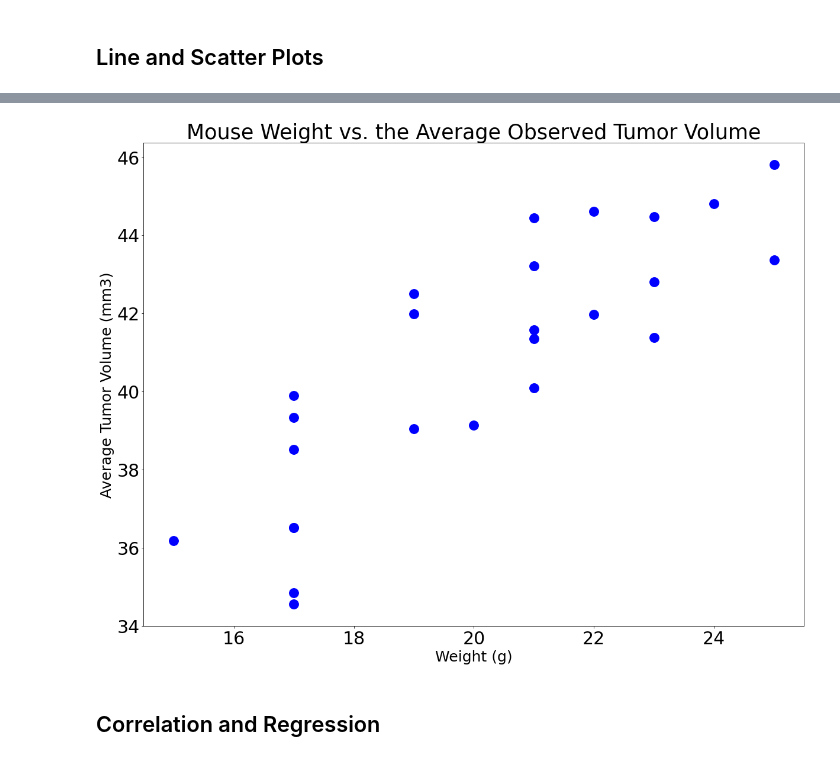
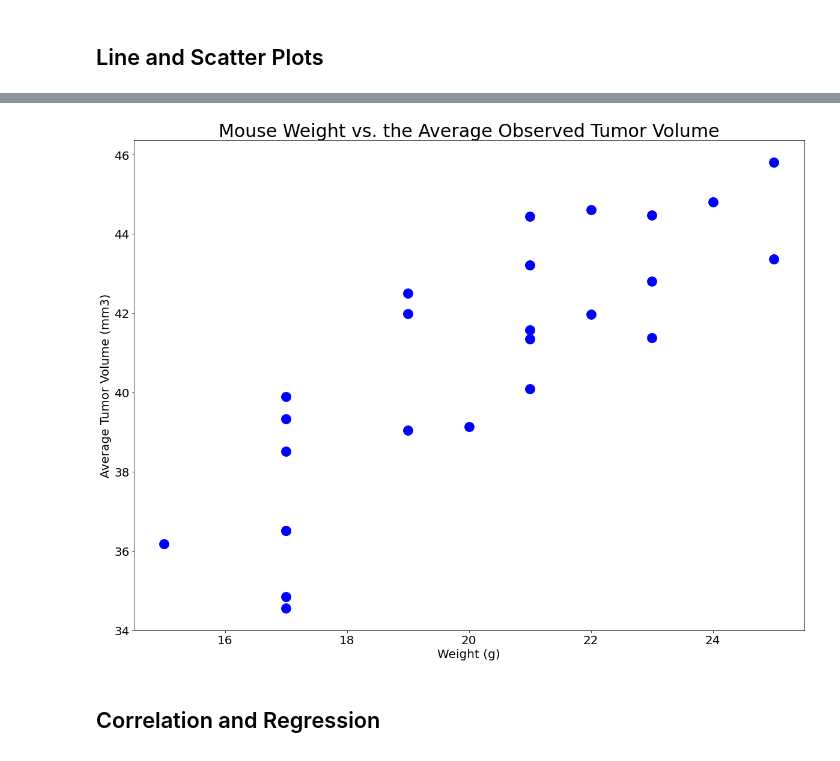
Before and after one commit to aliciahlavac/Pymaceuticals_Challenge, a Jupyter notebook: pymaceuticals.ipynb, the cells around one changed output, grey strips where cells are left out. Cells and saved outputs as stored; diff of their text form; code cells hidden in the pictures.

```diff
--- a/pymaceuticals.ipynb
+++ b/pymaceuticals.ipynb
@@ -298,13 +298,13 @@ ax1.set_title("Tumor Volume Distribution for Each Drug Regimen", fontsize = 25)
 # Set y-label and font size
 ax1.set_ylabel("Final Tumor Volume (mm3)", fontsize = 25)
 # Set x-label and font size
-ax1.set_xlabel("Drug Regimen", fontsize = 20)
+ax1.set_xlabel("Drug Regimen", fontsize = 25)
+# Add the plot
+bp = ax1.boxplot(tumor_vol_list, labels = treatments)
 # Set x-tick size
 plt.rc('xtick', labelsize=20)
 # Set y-tick size
-plt.rc('ytick', labelsize=25)
-# Add the plot
-bp = ax1.boxplot(tumor_vol_list, labels = treatments)
+plt.rc('ytick', labelsize=20)
 # Adjust outlier color and size
 plt.setp(bp["fliers"], marker = "o", markersize = 25.0, markerfacecolor = 'r')
 # Show the plot
@@ -334,42 +334,42 @@ plt.title("Capomulin Treatment of Mouse b128", fontsize = 25)
 plt.xlabel("Timepoint (Days)", fontsize = 20)
 # Add y-label and adjust font size
 plt.ylabel("Tumor Volume (mm3)", fontsize = 20)
-# Plot mouse data
-plt.plot(x_axis, tumor_volume_b128, linewidth = 5)
 # Set y limit
 plt.ylim(37, 46, 2)
 # Set size for x and y ticks
-plt.rc('xtick', labelsize=30)
-plt.rc('ytick', labelsize=30)
+plt.rc('xtick', labelsize=20)
+plt.rc('ytick', labelsize=20)
+# Plot mouse data
+plt.plot(x_axis, tumor_volume_b128, linewidth = 5)
 plt.show()
 # %% [output]
 [figure]
 # %%
 # Generate a scatter plot of mouse weight vs. the average observed tumor volume for the entire Capomulin regimen
 # Grab all the mice that were treated with Capomulin
 Capomulin = clean_data.loc[clean_data["Drug Regimen"] == "Capomulin"]
 
 # Group by Mouse ID and take the mean
 avg_df = Capomulin.groupby(["Mouse ID"]).mean()
 
 # Plot the data
 fig1, ax1 = plt.subplots(figsize = (20,15))
 # Add title
 plt.title("Mouse Weight vs. the Average Observed Tumor Volume",
-          fontsize = 35)
+          fontsize = 30)
 # Add x and y label and set font size
-plt.xlabel("Weight (g)", fontsize = 25)
-plt.ylabel("Average Tumor Volume (mm3)", fontsize = 25)
+plt.xlabel("Weight (g)", fontsize = 20)
+plt.ylabel("Average Tumor Volume (mm3)", fontsize = 20)
 # Set size for x and y ticks
-plt.rc('xtick', labelsize=25)
-plt.rc('ytick', labelsize=25)
+plt.rc('xtick', labelsize=10)
+plt.rc('ytick', labelsize=10)
 # Create scatter plot
 plt.scatter(avg_df["Weight (g)"], avg_df["Tumor Volume (mm3)"],
             s = 250, marker="o", color="blue")
 # Show scatter plot
 plt.show()
 # %% [output]
-[figure, old version]
+[figure, new version]
 # %% [markdown]
 ## Correlation and Regression
 # %%
```
Also changed, not shown: parts of 2 cells of this notebook.
